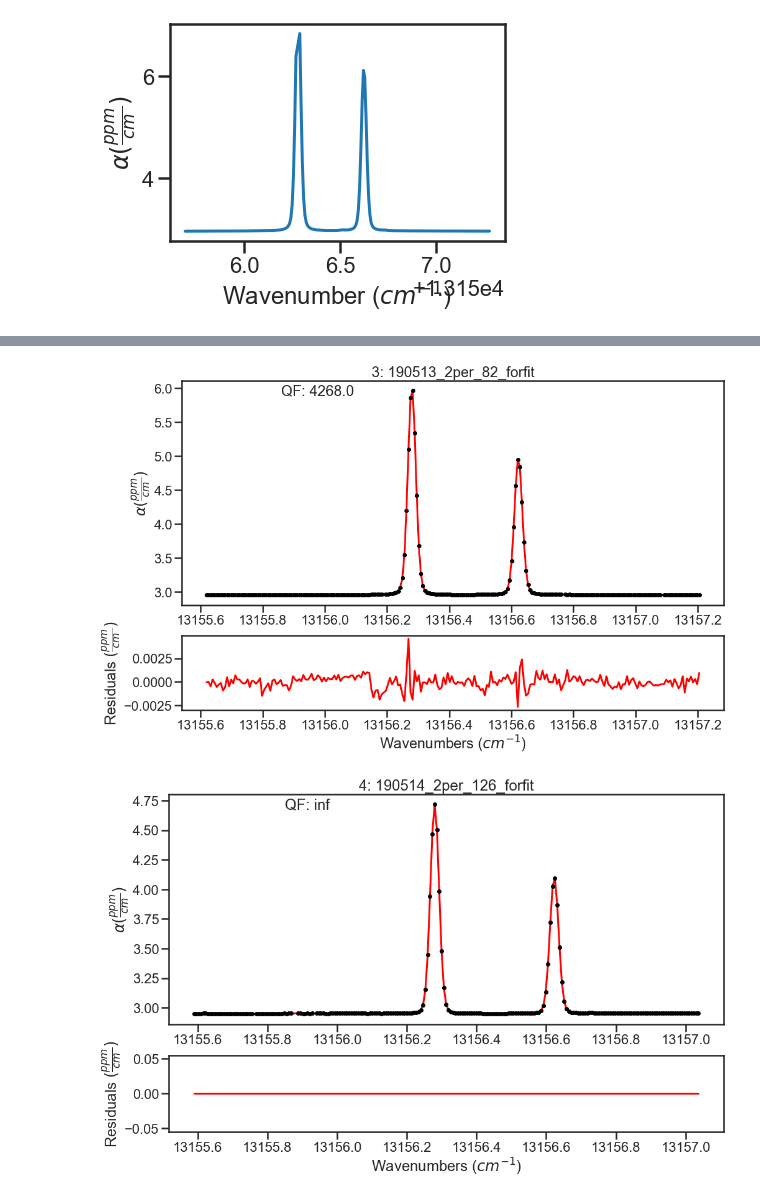
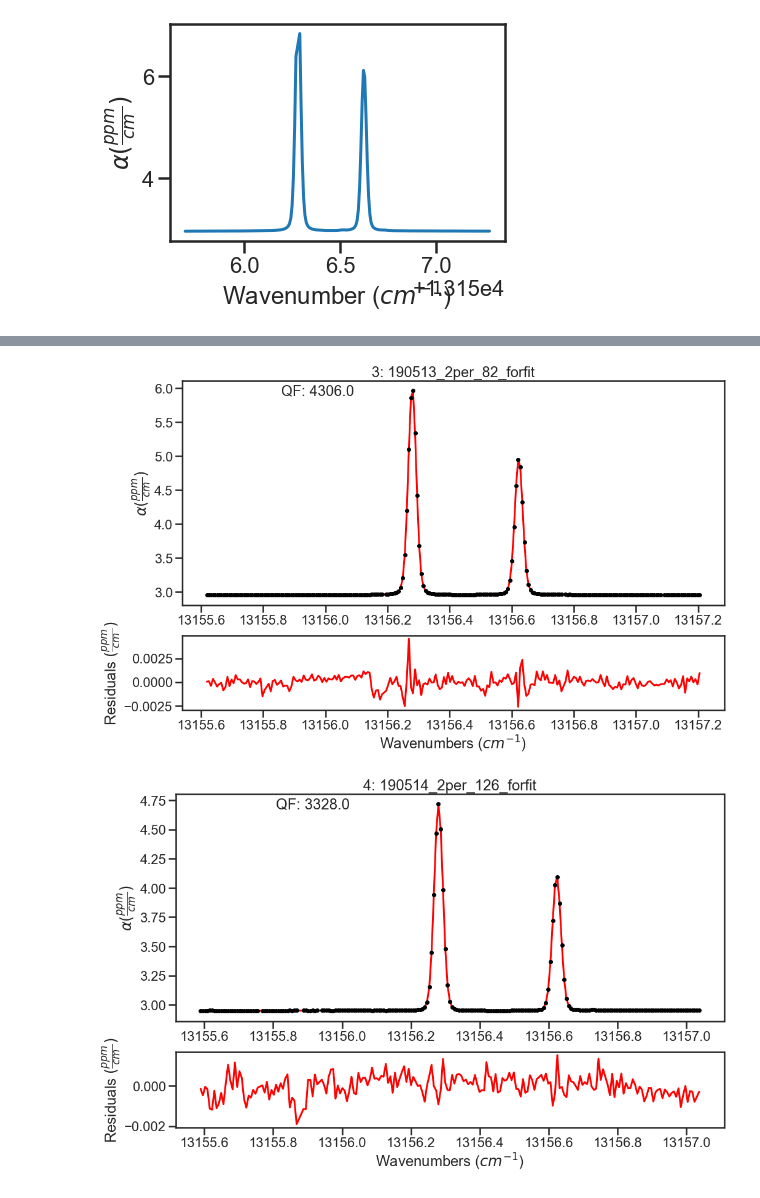
Before and after one commit to usnistgov/MATS, a Jupyter notebook: MATS/Examples/A-Band - Experimental Spectra/Fitting_Protocol_ABand_Experiment.ipynb, the cells around one changed output, grey strips where cells are left out. Cells and saved outputs as stored; diff of their text form; code cells hidden in the pictures.

```diff
--- a/MATS/Examples/A-Band - Experimental Spectra/Fitting_Protocol_ABand_Experiment.ipynb
+++ b/MATS/Examples/A-Band - Experimental Spectra/Fitting_Protocol_ABand_Experiment.ipynb
@@ -56,28 +64,28 @@ tau_stats_column = 'tau rel. std. dev./%'
 #Define all Spectra individually
 spec_1 = Spectrum('190510_2per_43_forfit',
                         molefraction = { 7 :0.01949}, natural_abundance = True, diluent = 'air',
-                        etalons = {1:[0.001364, 1.271443]},
+                        etalons = {1:[0.001364, 1.271443]}, baseline_order = 1,
                         input_freq = True, frequency_column = freq_column,
                         input_tau = True, tau_column = tau_column, tau_stats_column = tau_stats_column,
                         pressure_column = pressure_column, temperature_column = temperature_column,
                         nominal_temperature = 296, x_shift = 0.00)
 spec_2 = Spectrum('190510_2per_55_forfit',
                         molefraction = { 7 : 0.01949}, natural_abundance = True, diluent = 'air',
-                        etalons = {1:[0.001364, 1.271443]},
+                        etalons = {1:[0.001364, 1.271443]}, baseline_order = 1,
                         input_freq = True, frequency_column = freq_column,
                         input_tau = True, tau_column = tau_column, tau_stats_column = tau_stats_column,
                         pressure_column = pressure_column, temperature_column = temperature_column,
                         nominal_temperature = 296, x_shift = 0.00)
 spec_3 = Spectrum('190513_2per_82_forfit',
                         molefraction = { 7 :0.01949}, natural_abundance = True, diluent = 'air',
-                        etalons = {1:[0.001364, 1.271443]},
+                        etalons = {1:[0.001364, 1.271443]}, baseline_order = 1,
                         input_freq = True, frequency_column = freq_column,
                         input_tau = True, tau_column = tau_column, tau_stats_column = tau_stats_column,
                         pressure_column = pressure_column, temperature_column = temperature_column,
                         nominal_temperature = 296, x_shift = 0.00)
 spec_4 = Spectrum('190514_2per_126_forfit',
                         molefraction = { 7 :0.01949}, natural_abundance = True, diluent = 'air',
-                        etalons = {1:[0.001364, 1.271443]},
+                        etalons = {1:[0.001364, 1.271443]}, baseline_order = 1,
                         input_freq = True, frequency_column = freq_column,
                         input_tau = True, tau_column = tau_column, tau_stats_column = tau_stats_column,
                         pressure_column = pressure_column, temperature_column = temperature_column,
@@ -100,8 +114,7 @@ PARAM_LINELIST = pd.read_csv('O2_ABand_Drouin_2017_linelist.csv')
 
 #Add all spectrum to a Dataset object
 os.chdir(path)
-SPECTRA = Dataset([spec_1, spec_2, spec_3, spec_4], 'Line Intensity',PARAM_LINELIST ,baseline_order = order_baseline_fit)
+SPECTRA = Dataset([spec_1, spec_2, spec_3, spec_4], 'Line Intensity',PARAM_LINELIST)
 
 #Generate Baseline Parameter list based on number of etalons in spectra definitions and baseline order
 BASE_LINELIST = SPECTRA.generate_baseline_paramlist()
-#BASE_LINELIST = pd.read_csv('Line Intensity_baseline_paramlist.csv')
@@ -313,7 +347,7 @@ None
 # %%
 # Change the Weights of spectra and use stats column
 
-spec_4.set_weight(0)
+spec_1.set_weight(0)
 
 os.chdir(path)
 # Set-up for Fitting
@@ -400,2 +435,2 @@ None
-[figure, old version]
+[figure, new version]
-[figure, old version]
+[figure, new version]
```
Also changed, not shown: parts of 16 cells of this notebook, 41 other files.
